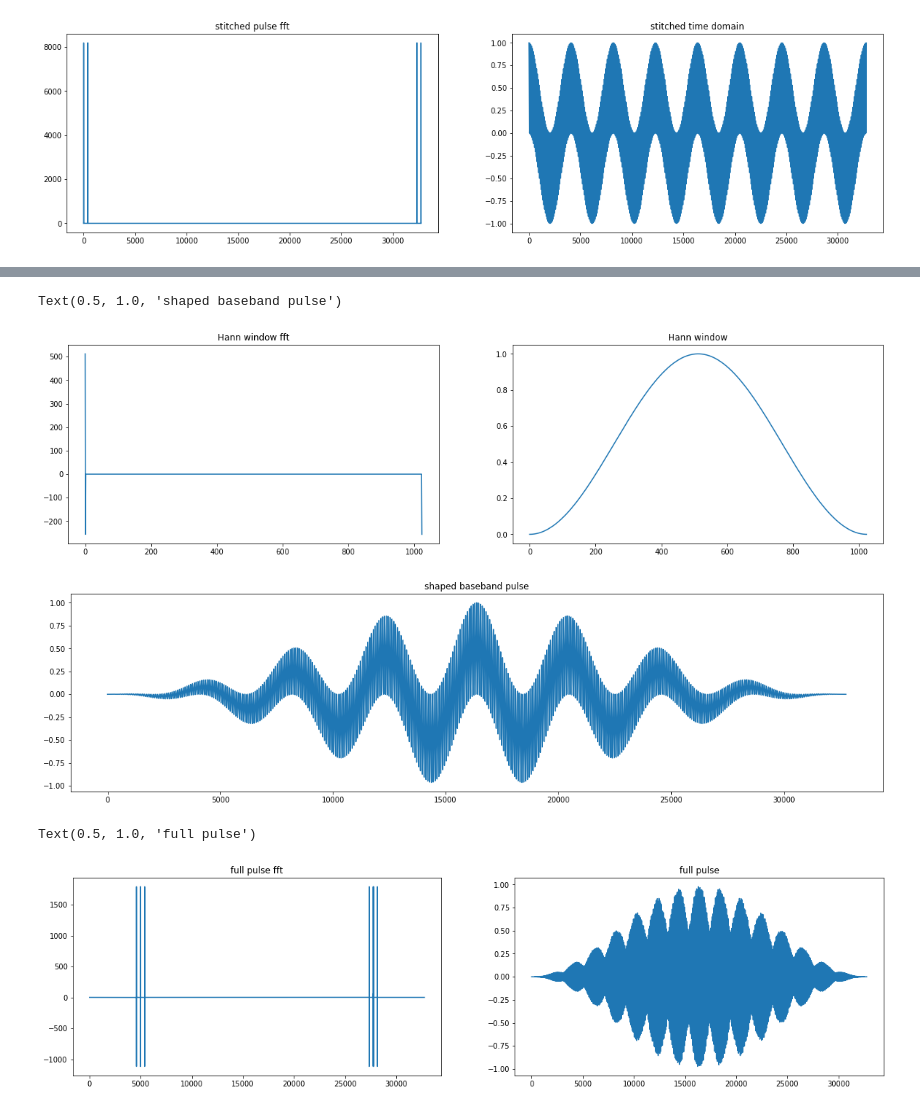
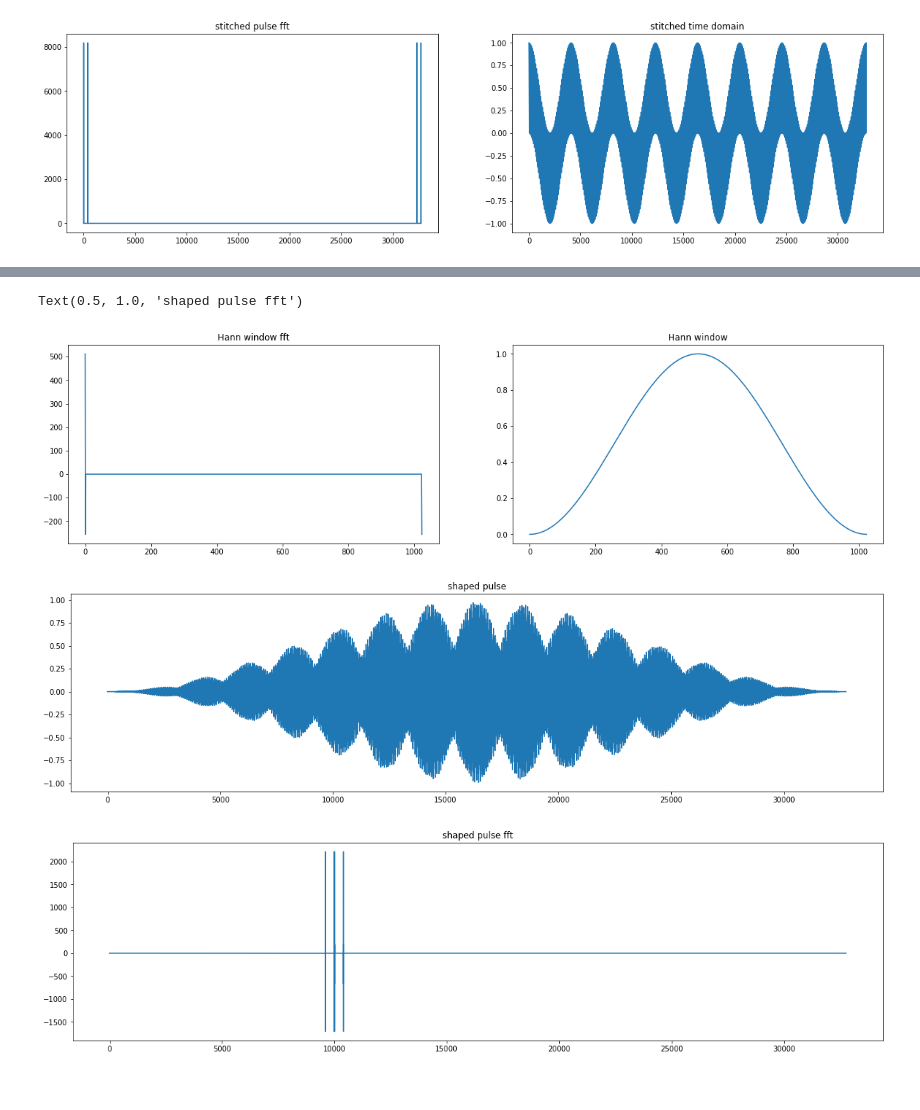
Before and after one commit to nkrackow/STFT_Prototyping, a Jupyter notebook: Notebooks/Robert_STFT.ipynb, the cells around one changed output, grey strips where cells are left out. Drawn from its saved outputs; the diff is of its cells as text; code cells hidden in the pictures.

```diff
--- a/Notebooks/Robert_STFT.ipynb
+++ b/Notebooks/Robert_STFT.ipynb
@@ -54,3 +65,14 @@ ax[1].set_title('stitched time domain')
 # %% [output]
 Text(0.5, 1.0, 'stitched time domain')
 [figure]
+# %%
+# generate carrier and modualte
+carrier=np.linspace(0,1,pulse_BB.size)
+carrier=np.exp(1j*2*np.pi*f_c*carrier)
+
+modulated_pulse=pulse_BB*carrier
+fig, ax = plt.subplots(1, 2, figsize=(20, 5))
+ax[0].plot(np.fft.fft(modulated_pulse).real)
+ax[0].set_title('modulated pulse fft')
+ax[1].plot(modulated_pulse.real)
+ax[1].set_title('modulated pulse')
@@ -57,41 +82,31 @@ Text(0.5, 1.0, 'stitched time domain')
 # %%
 # generate Hann window
 n=np.arange(0,M)
 hann=0.5-0.5*np.cos(2*np.pi*n/M)  #also use fft block lenth M
 hann_fft=np.fft.fft(hann)
 fig, ax = plt.subplots(1, 2, figsize=(20, 5))
 ax[0].plot(hann_fft.real)
 ax[0].set_title('Hann window fft')
 ax[1].plot(hann)
 ax[1].set_title('Hann window')
 
 # interpolate
 hann_fft1=hann_fft[:512]*f_d*t_pulse
 hann_fft2=hann_fft[513:]*f_d*t_pulse
 hann_fft_pad=np.append(hann_fft1,np.zeros((f_d*M*t_pulse)-M-(t_pulse-1)))
 hann_fft_pad=np.append(hann_fft_pad,hann_fft2)
 hann_pad=np.fft.ifft(hann_fft_pad)
 
 # shape
-pulse_shaped_BB=pulse_BB*hann_pad
+pulse_shaped=modulated_pulse*hann_pad
 fig, ax = plt.subplots(1, 1, figsize=(20, 5))
-ax.plot(pulse_shaped_BB.real)
-ax.set_title('shaped baseband pulse')
+ax.plot(pulse_shaped.real)
+ax.set_title('shaped pulse')
+fig, ax = plt.subplots(1, 1, figsize=(20, 5))
+ax.plot(np.fft.fft(pulse_shaped).real)
+ax.set_title('shaped pulse fft')
 # %% [output]
-Text(0.5, 1.0, 'shaped baseband pulse')
+Text(0.5, 1.0, 'shaped pulse fft')
 [figure]
-[figure, old version]
+[figure, new version]
+[figure, added]
-# %%
-# generate carrier and modualte
-carrier=np.linspace(0,1,pulse_BB.size)
-carrier=np.cos(f_c*np.pi*carrier)
-
-full_pulse=pulse_shaped_BB*carrier
-fig, ax = plt.subplots(1, 2, figsize=(20, 5))
-ax[0].plot(np.fft.fft(full_pulse).real)
-ax[0].set_title('full pulse fft')
-ax[1].plot(full_pulse.real)
-ax[1].set_title('full pulse')
-# %% [output]
-Text(0.5, 1.0, 'full pulse')
-[figure, removed]
```
Also changed, not shown: parts of 2 cells of this notebook, 3 other files.
